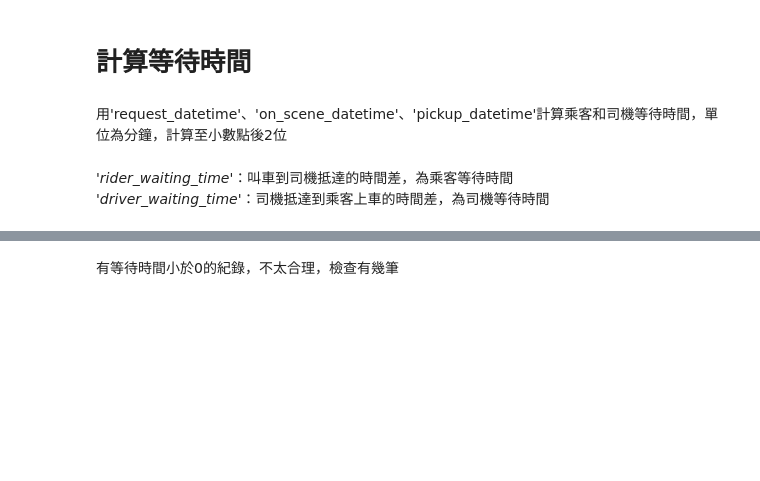
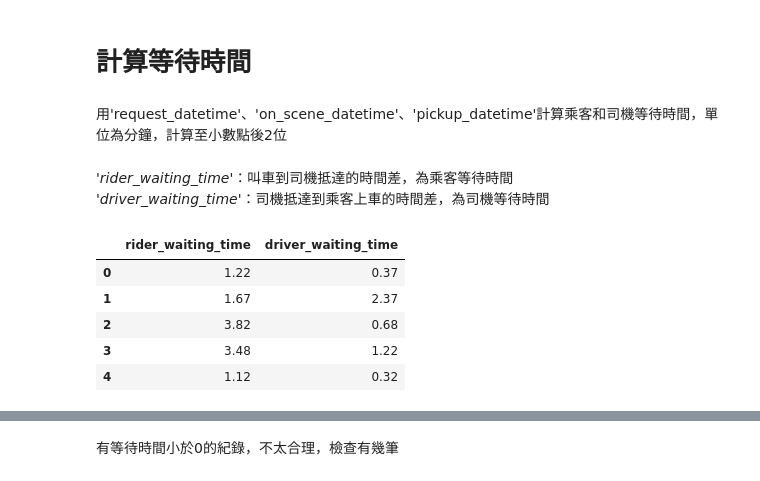
Before and after one commit to TicyYang/nyc-multimodal-ride-hailing-data-retrieval-platform, a Jupyter notebook: data_preprocessing_202304.ipynb, the cells around one changed output, grey strips where cells are left out. Saved outputs shown, nothing was run; the diff lists cells and outputs as text; code cells hidden in the pictures; blank space fills up the shorter version.

```diff
--- a/data_preprocessing_202304.ipynb
+++ b/data_preprocessing_202304.ipynb
@@ -184,3 +185,12 @@ uber_202304['driver_waiting_time'] = round((uber_202304['rider_waiting_time'] /
+# %%
+uber_202304[['rider_waiting_time', 'driver_waiting_time']].head()
+# %% [output]
+|  | rider_waiting_time | driver_waiting_time |
+| 0 | 1.22 | 0.37 |
+| 1 | 1.67 | 2.37 |
+| 2 | 3.82 | 0.68 |
+| 3 | 3.48 | 1.22 |
+| 4 | 1.12 | 0.32 |
 # %%
 uber_202304.loc[:, ['rider_waiting_time', 'driver_waiting_time']].describe()
 # %% [output]
```
Also changed, not shown: parts of 10 cells of this notebook.
